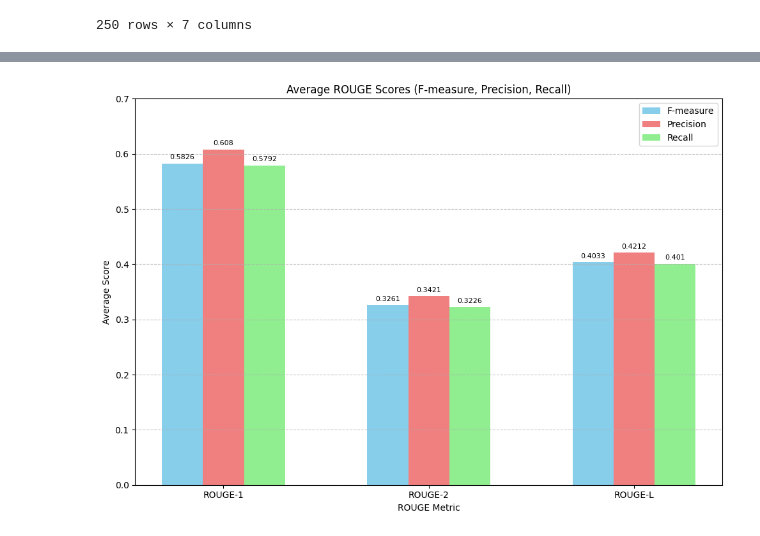
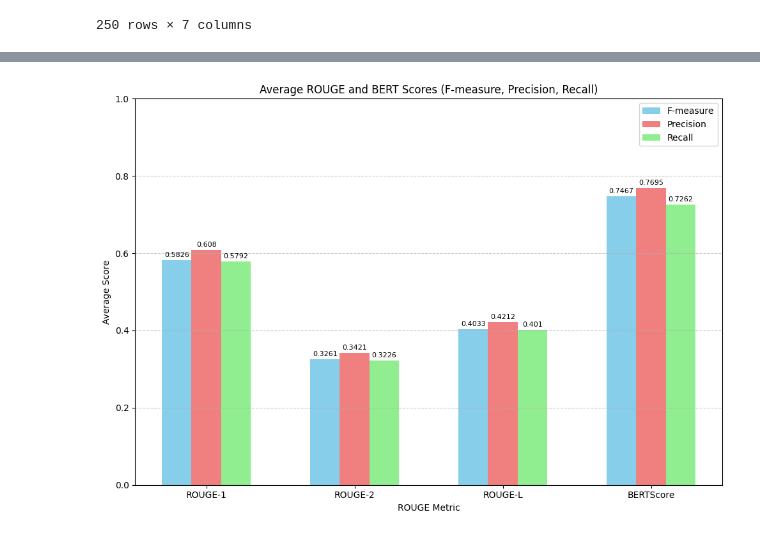
Before and after one commit to shalindasilva1/SOAPGemma, a Jupyter notebook: notebooks/tx_gemma_soap_note_eval.ipynb, the cells around one changed output, grey strips where cells are left out. Cells and saved outputs as stored; diff of their text form; code cells hidden in the pictures.

```diff
--- a/notebooks/tx_gemma_soap_note_eval.ipynb
+++ b/notebooks/tx_gemma_soap_note_eval.ipynb
@@ -70,3 +70,33 @@ average_rougeL_precision = test_df['rougeL_precision'].mean()
 average_rouge1_recall = test_df['rouge1_recall'].mean()
 average_rouge2_recall = test_df['rouge2_recall'].mean()
 average_rougeL_recall = test_df['rougeL_recall'].mean()
+# %%
+references = test_df['soap'].astype(str).tolist()
+candidates = test_df['generated_soap_note'].astype(str).tolist()
+
+valid_pairs = [(ref, gen) for ref, gen in zip(references, candidates) if ref and gen and not pd.isna(ref) and not pd.isna(gen)]
+# %%
+if not valid_pairs:
+    print("No valid reference-generated text pairs found to calculate BERTScore.")
+else:
+    references_filtered = [pair[0] for pair in valid_pairs]
+    candidates_filtered = [pair[1] for pair in valid_pairs]
+
+    print("Calculating BERTScore. This may take some time depending on your dataset size and hardware...")
+
+    P, R, F1 = bert_scorer(
+        candidates_filtered,
+        references_filtered,
+        lang="en",
+        model_type="bert-base-uncased",
+        verbose=True,
+        device="cuda"
+    )
+
+    average_bert_precision = P.mean().item()
+    average_bert_recall = R.mean().item()
+    average_bert_f1 = F1.mean().item()
+
+    print(f"\nAverage BERTScore Precision: {average_bert_precision:.4f}")
+    print(f"Average BERTScore Recall: {average_bert_recall:.4f}")
+    print(f"Average BERTScore F1: {average_bert_f1:.4f}")
@@ -77,10 +117,10 @@ import numpy as np
 
 # Create a DataFrame for easier plotting
 data = {
-    'Metric': ['ROUGE-1', 'ROUGE-2', 'ROUGE-L'],
-    'F-measure': [average_rouge1_fmeasure, average_rouge2_fmeasure, average_rougeL_fmeasure],
-    'Precision': [average_rouge1_precision, average_rouge2_precision, average_rougeL_precision],
-    'Recall': [average_rouge1_recall, average_rouge2_recall, average_rougeL_recall]
+    'Metric': ['ROUGE-1', 'ROUGE-2', 'ROUGE-L', 'BERTScore'],
+    'F-measure': [average_rouge1_fmeasure, average_rouge2_fmeasure, average_rougeL_fmeasure, average_bert_f1],
+    'Precision': [average_rouge1_precision, average_rouge2_precision, average_rougeL_precision, average_bert_precision],
+    'Recall': [average_rouge1_recall, average_rouge2_recall, average_rougeL_recall, average_bert_recall]
 }
 df = pd.DataFrame(data)
 
@@ -91,33 +131,33 @@ bar_width = 0.2
 index = np.arange(len(df['Metric']))
 
 bar1 = ax.bar(index - bar_width, df['F-measure'], bar_width, label='F-measure', color='skyblue')
 bar2 = ax.bar(index, df['Precision'], bar_width, label='Precision', color='lightcoral')
 bar3 = ax.bar(index + bar_width, df['Recall'], bar_width, label='Recall', color='lightgreen')
 
 # Add the values on top of the bars
 def add_value_labels(bars):
     for bar in bars:
         yval = bar.get_height()
         ax.text(bar.get_x() + bar.get_width()/2, yval + 0.005, round(yval, 4), ha='center', va='bottom', fontsize=8)
 
 add_value_labels(bar1)
 add_value_labels(bar2)
 add_value_labels(bar3)
 
 # Add labels, title, and legend
 ax.set_xlabel('ROUGE Metric')
 ax.set_ylabel('Average Score')
-ax.set_title('Average ROUGE Scores (F-measure, Precision, Recall)')
+ax.set_title('Average ROUGE and BERT Scores (F-measure, Precision, Recall)')
 ax.set_xticks(index)
 ax.set_xticklabels(df['Metric'], rotation=0)
-ax.set_ylim(0, 0.7) # Set y-axis limit to better visualize differences
+ax.set_ylim(0, 1) # Set y-axis limit to better visualize differences
 ax.legend()
 ax.grid(axis='y', linestyle='--', alpha=0.7)
 
 # Improve layout
 plt.tight_layout()
 
 # Show the plot
 plt.show()
 # %% [output]
-[figure, old version]
+[figure, new version]
```
Also changed, not shown: parts of 7 cells of this notebook.
